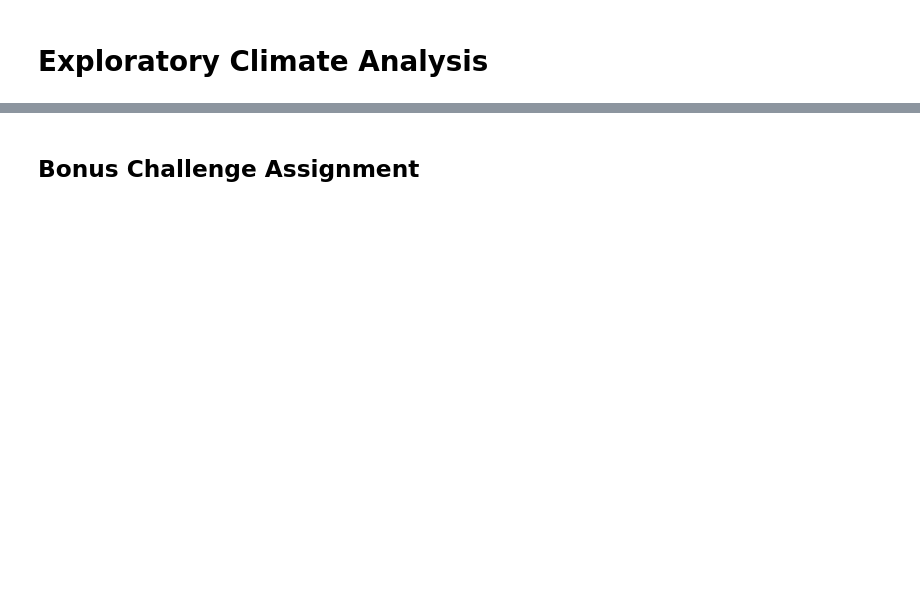
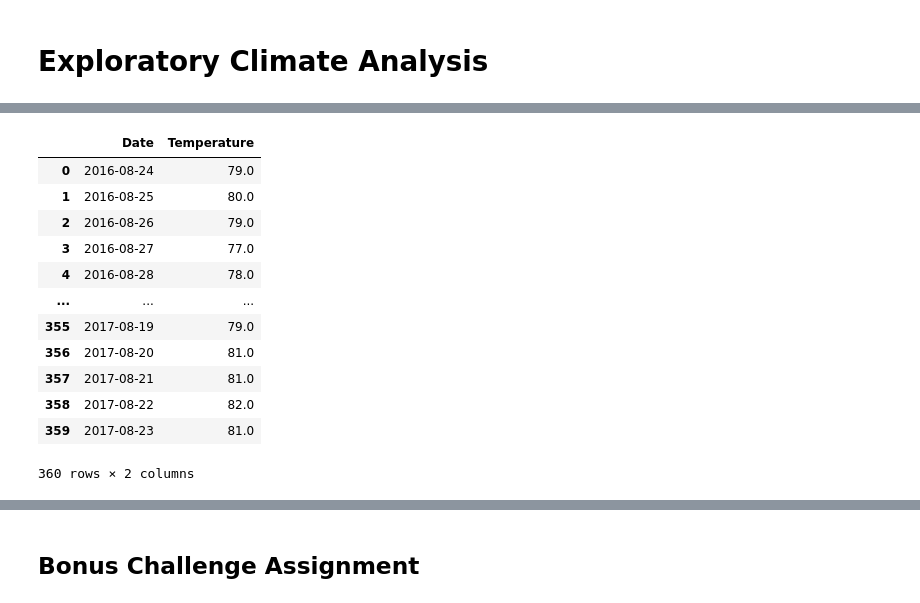
Before and after one commit to HenryNguyenLe/SQLAlchemy_Challenge, a Jupyter notebook: climate_starter.ipynb, the cells around one changed output, grey strips where cells are left out. Cells and saved outputs as stored; diff of their text form; code cells hidden in the pictures; blank space fills up the shorter version.

```diff
--- a/climate_starter.ipynb
+++ b/climate_starter.ipynb
@@ -72,0 +213,19 @@ session.query(,).all()
+# %%
+# convert tuple list of temperature data for this station in to a dataframe for plotting
+rectemp_df = pd.DataFrame(rectemp_data,columns=['Date', 'Temperature'])
+# rectemp_df.set_index('Date', inplace=True)
+rectemp_df
+# %% [output]
+|  | Date | Temperature |
+| 0 | 2016-08-24 | 79.0 |
+| 1 | 2016-08-25 | 80.0 |
+| 2 | 2016-08-26 | 79.0 |
+| 3 | 2016-08-27 | 77.0 |
+| 4 | 2016-08-28 | 78.0 |
+| ... | ... | ... |
+| 355 | 2017-08-19 | 79.0 |
+| 356 | 2017-08-20 | 81.0 |
+| 357 | 2017-08-21 | 81.0 |
+| 358 | 2017-08-22 | 82.0 |
+| 359 | 2017-08-23 | 81.0 |
+360 rows × 2 columns
```
Also changed, not shown: parts of 16 cells of this notebook, 2 other files.
